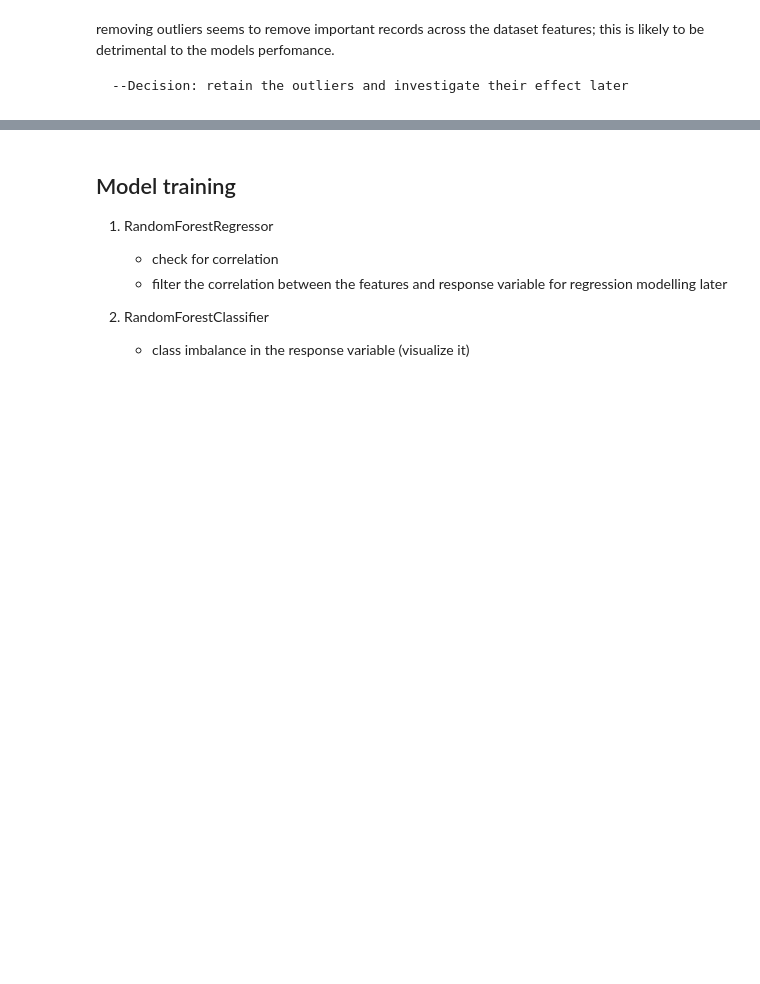
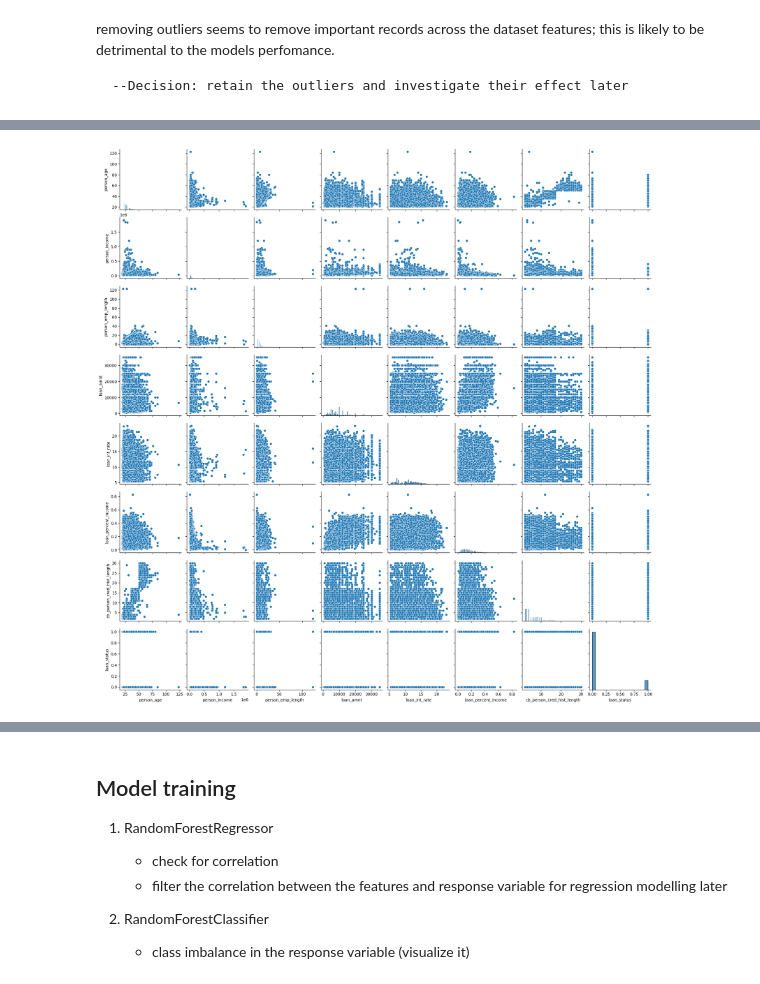
Before and after one commit to Morris-mk/Loan_Approval_Predictor, a Jupyter notebook: project.ipynb, the cells around one changed output, grey strips where cells are left out. Saved outputs shown, nothing was run; the diff lists cells and outputs as text; code cells hidden in the pictures; blank space fills up the shorter version.

```diff
--- a/project.ipynb
+++ b/project.ipynb
@@ -198,3 +252,9 @@ a) Numerical vs Numerical columns:
     - create pairplots to determine the relationship between features
     - calculate the correlation between the features and visualize it using a heatmap to inspect it
     -
+# %%
+# create pairplots for the train dataset
+sns.pairplot(train)
+plt.show()
+# %% [output]
+[figure, added]
```
Also changed, not shown: parts of 29 cells of this notebook.
